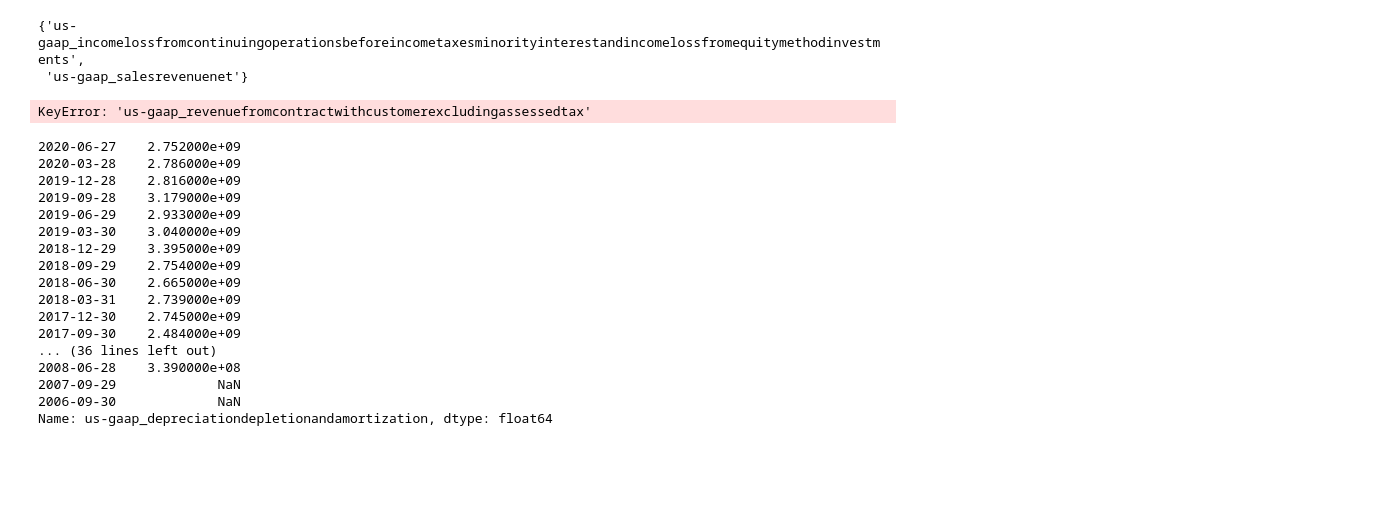
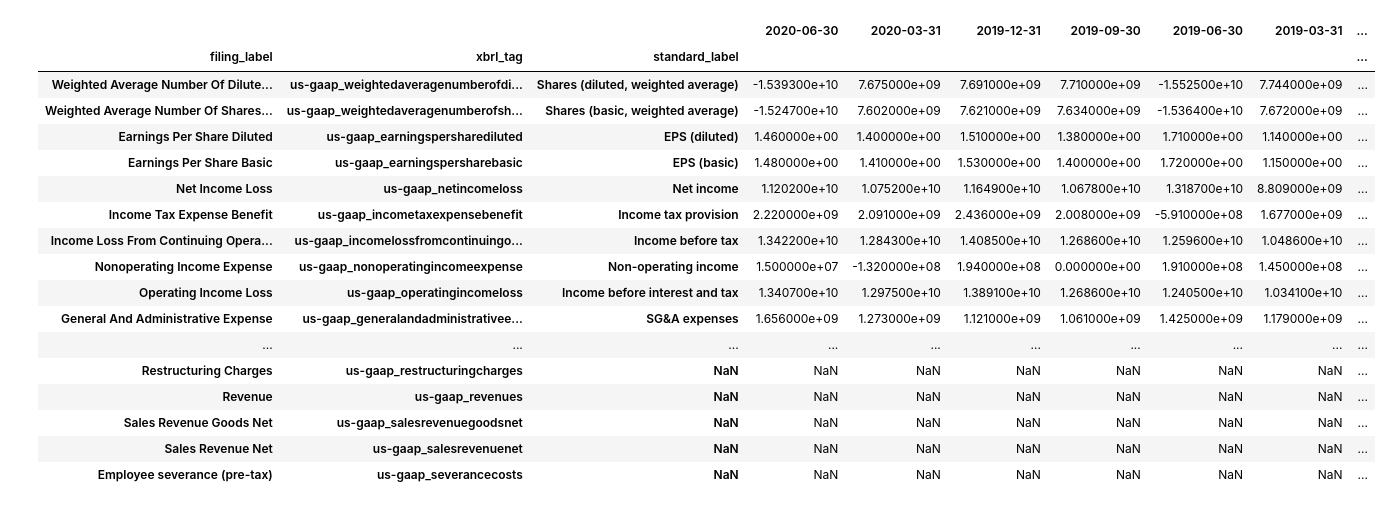
Before and after one commit to antgoldbloom/XBRL_Parser, a Jupyter notebook: scratchpad.ipynb, the cells around one changed output. Cells and saved outputs as stored; diff of their text form; code cells hidden in the pictures; blank space fills up the shorter version.

Commit message:
fixed issue with msft statements in the wrnog order

```diff
--- a/scratchpad.ipynb
+++ b/scratchpad.ipynb
@@ -52,14 +4,0 @@ tag_map_needs_adjustment_intersection = set(tag_map.keys()).intersection(needs_a
-# %%
-tag_map_needs_adjustment_intersection
-# %% [output]
-{'us-gaap_incomelossfromcontinuingoperationsbeforeincometaxesminorityinterestandincomelossfromequitymethodinvestments',
- 'us-gaap_salesrevenuenet'}
-# %%
-for matched_xbrl_tag in tag_map_needs_adjustment_intersection:
-    for xbrl_tag in tag_map[matched_xbrl_tag]:
-        needs_adjustment[xbrl_tag].update(needs_adjustment[matched_xbrl_tag])
-        del(needs_adjustment[matched_xbrl_tag])
-        needs_adjustment[xbrl_tag] = OrderedDict(sorted(needs_adjustment[xbrl_tag].items(),reverse=True))
-return needs_adjustment
-# %% [output]
-KeyError: 'us-gaap_revenuefromcontractwithcustomerexcludingassessedtax'
@@ -101,21 +5,24 @@ for xbrl_tag in needs_adjustment:
-# %%
-xbrl_tag = 'us-gaap_depreciationdepletionandamortization'
-timeseries_df.loc[xbrl_tag,:]
-# %% [output]
-2020-06-27    2.752000e+09
-2020-03-28    2.786000e+09
-2019-12-28    2.816000e+09
-2019-09-28    3.179000e+09
-2019-06-29    2.933000e+09
-2019-03-30    3.040000e+09
-2018-12-29    3.395000e+09
-2018-09-29    2.754000e+09
-2018-06-30    2.665000e+09
-2018-03-31    2.739000e+09
-2017-12-30    2.745000e+09
-2017-09-30    2.484000e+09
-... (36 lines left out)
-2008-06-28    3.390000e+08
-2007-09-29             NaN
-2006-09-30             NaN
-Name: us-gaap_depreciationdepletionandamortization, dtype: float64
+# %%
+data_path = '../data/'
+timeseries_path = f"{data_path}timeseries/"
+ticker = 'MSFT'
+pd.read_csv(f"{timeseries_path}{ticker}/Canonical Statement/Income Statement.csv",index_col=[0,1,2])
+# %% [output]
+|  |  |  | 2020-06-30 | 2020-03-31 | 2019-12-31 | 2019-09-30 | 2019-06-30 | 2019-03-31 | ... |
+| filing_label | xbrl_tag | standard_label |  |  |  |  |  |  | ... |
+| Weighted Average Number Of Dilute... | us-gaap_weightedaveragenumberofdi... | Shares (diluted, weighted average) | -1.539300e+10 | 7.675000e+09 | 7.691000e+09 | 7.710000e+09 | -1.552500e+10 | 7.744000e+09 | ... |
+| Weighted Average Number Of Shares... | us-gaap_weightedaveragenumberofsh... | Shares (basic, weighted average) | -1.524700e+10 | 7.602000e+09 | 7.621000e+09 | 7.634000e+09 | -1.536400e+10 | 7.672000e+09 | ... |
+| Earnings Per Share Diluted | us-gaap_earningspersharediluted | EPS (diluted) | 1.460000e+00 | 1.400000e+00 | 1.510000e+00 | 1.380000e+00 | 1.710000e+00 | 1.140000e+00 | ... |
+| Earnings Per Share Basic | us-gaap_earningspersharebasic | EPS (basic) | 1.480000e+00 | 1.410000e+00 | 1.530000e+00 | 1.400000e+00 | 1.720000e+00 | 1.150000e+00 | ... |
+| Net Income Loss | us-gaap_netincomeloss | Net income | 1.120200e+10 | 1.075200e+10 | 1.164900e+10 | 1.067800e+10 | 1.318700e+10 | 8.809000e+09 | ... |
+| Income Tax Expense Benefit | us-gaap_incometaxexpensebenefit | Income tax provision | 2.220000e+09 | 2.091000e+09 | 2.436000e+09 | 2.008000e+09 | -5.910000e+08 | 1.677000e+09 | ... |
+| Income Loss From Continuing Opera... | us-gaap_incomelossfromcontinuingo... | Income before tax | 1.342200e+10 | 1.284300e+10 | 1.408500e+10 | 1.268600e+10 | 1.259600e+10 | 1.048600e+10 | ... |
+| Nonoperating Income Expense | us-gaap_nonoperatingincomeexpense | Non-operating income | 1.500000e+07 | -1.320000e+08 | 1.940000e+08 | 0.000000e+00 | 1.910000e+08 | 1.450000e+08 | ... |
+| Operating Income Loss | us-gaap_operatingincomeloss | Income before interest and tax | 1.340700e+10 | 1.297500e+10 | 1.389100e+10 | 1.268600e+10 | 1.240500e+10 | 1.034100e+10 | ... |
+| General And Administrative Expense | us-gaap_generalandadministrativee... | SG&A expenses | 1.656000e+09 | 1.273000e+09 | 1.121000e+09 | 1.061000e+09 | 1.425000e+09 | 1.179000e+09 | ... |
+| ... | ... | ... | ... | ... | ... | ... | ... | ... | ... |
+| Restructuring Charges | us-gaap_restructuringcharges | NaN | NaN | NaN | NaN | NaN | NaN | NaN | ... |
+| Revenue | us-gaap_revenues | NaN | NaN | NaN | NaN | NaN | NaN | NaN | ... |
+| Sales Revenue Goods Net | us-gaap_salesrevenuegoodsnet | NaN | NaN | NaN | NaN | NaN | NaN | NaN | ... |
+| Sales Revenue Net | us-gaap_salesrevenuenet | NaN | NaN | NaN | NaN | NaN | NaN | NaN | ... |
+| Employee severance (pre-tax) | us-gaap_severancecosts | NaN | NaN | NaN | NaN | NaN | NaN | NaN | ... |
```
Also changed, not shown: parts of 5 cells of this notebook, 4 other files.
